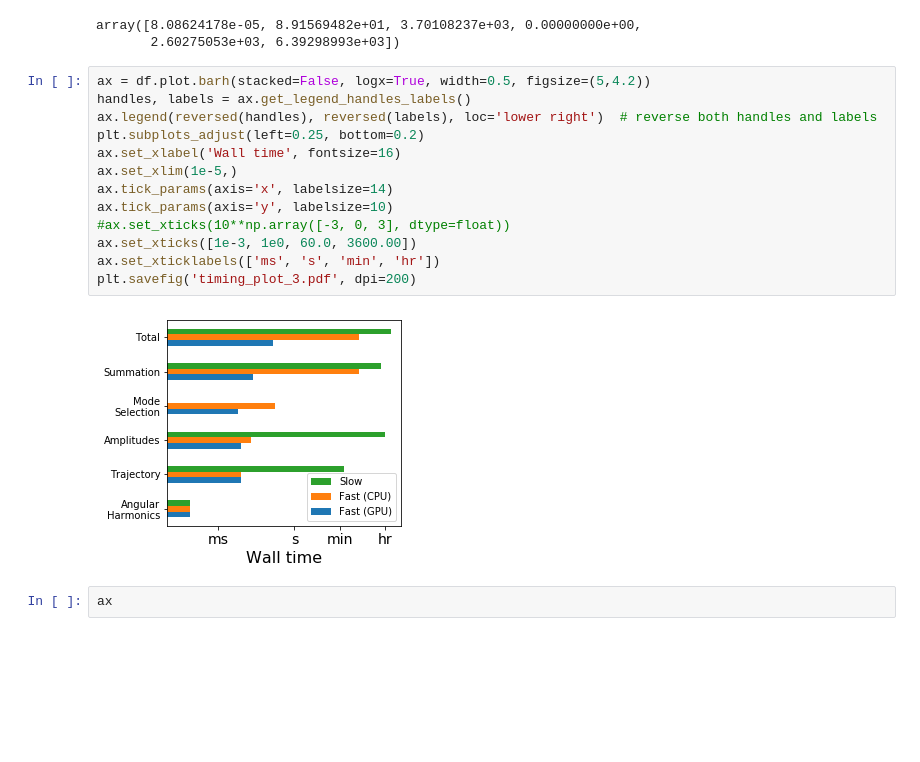
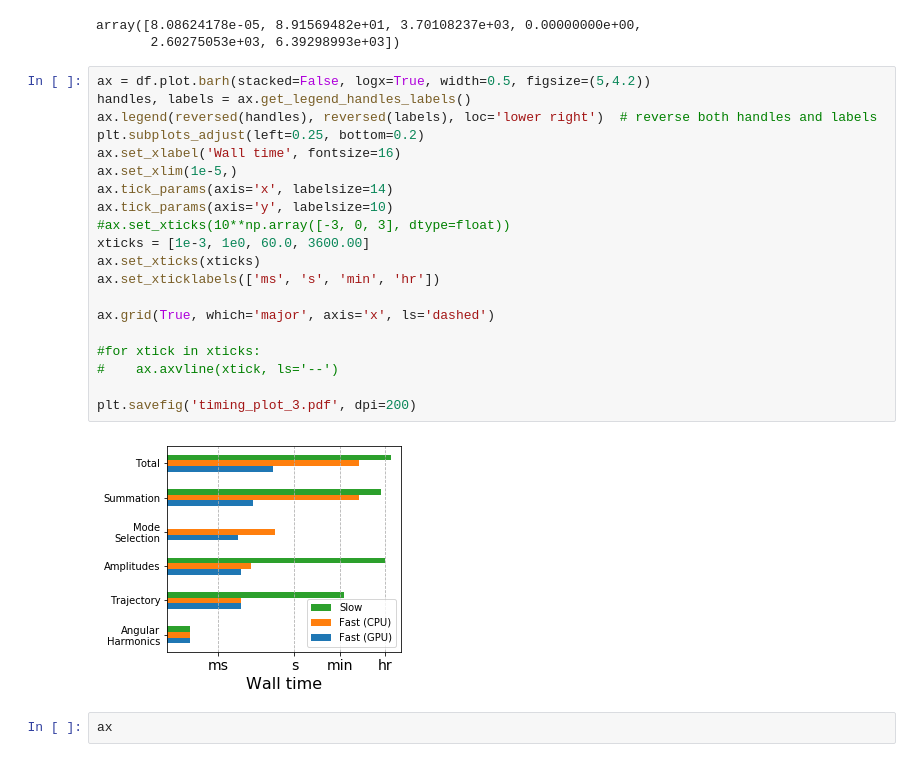
Before and after one commit to BlackHolePerturbationToolkit/FastEMRIWaveforms, a Jupyter notebook: examples/paper_plots.ipynb, the cells around one changed output. Drawn from its saved outputs; the diff is of its cells as text; blank space fills up the shorter version.

```diff
--- a/examples/paper_plots.ipynb
+++ b/examples/paper_plots.ipynb
@@ -470,18 +470,25 @@ array([8.08624178e-05, 8.91569482e+01, 3.70108237e+03, 0.00000000e+00,
 # %%
 ax = df.plot.barh(stacked=False, logx=True, width=0.5, figsize=(5,4.2))
 handles, labels = ax.get_legend_handles_labels()
 ax.legend(reversed(handles), reversed(labels), loc='lower right')  # reverse both handles and labels
 plt.subplots_adjust(left=0.25, bottom=0.2)
 ax.set_xlabel('Wall time', fontsize=16)
 ax.set_xlim(1e-5,)
 ax.tick_params(axis='x', labelsize=14)
 ax.tick_params(axis='y', labelsize=10)
 #ax.set_xticks(10**np.array([-3, 0, 3], dtype=float))
-ax.set_xticks([1e-3, 1e0, 60.0, 3600.00])
+xticks = [1e-3, 1e0, 60.0, 3600.00]
+ax.set_xticks(xticks)
 ax.set_xticklabels(['ms', 's', 'min', 'hr'])
+
+ax.grid(True, which='major', axis='x', ls='dashed')
+
+#for xtick in xticks:
+#    ax.axvline(xtick, ls='--')
+
 plt.savefig('timing_plot_3.pdf', dpi=200)
 # %% [output]
-[figure, old version]
+[figure, new version]
 # %%
 ax
 # %% [output]
```
Also changed, not shown: 5 other files.
